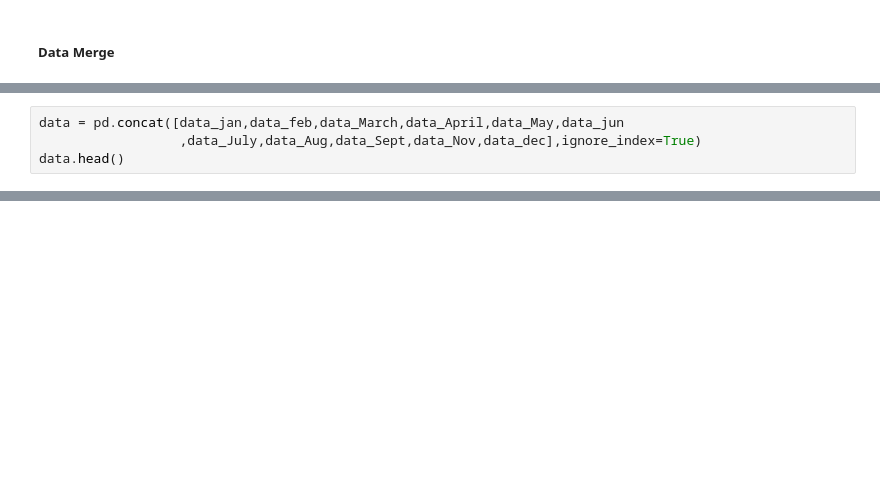
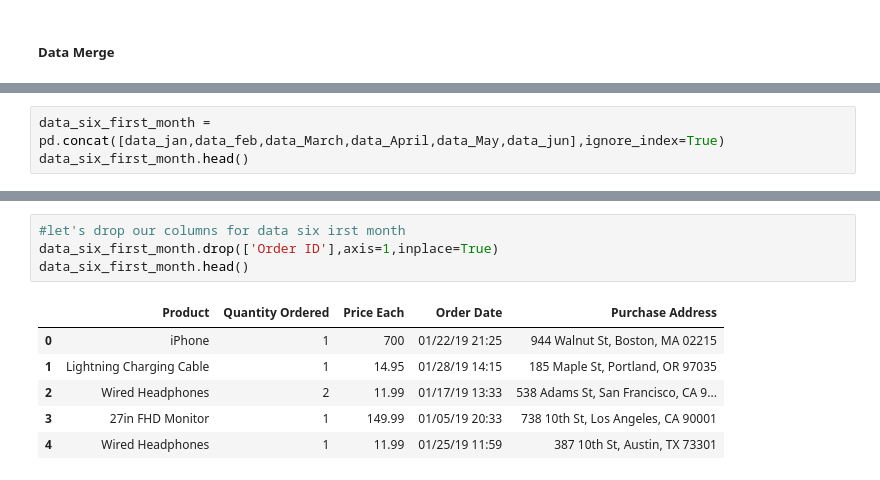
Before and after one commit to bambadij/sales_data_collected_2019, a Jupyter notebook: project.ipynb, the cells around one changed output, grey strips where cells are left out. Drawn from its saved outputs; the diff is of its cells as text; blank space fills up the shorter version.

```diff
--- a/project.ipynb
+++ b/project.ipynb
@@ -267,4 +292,3 @@ data_dec.shape
 # %%
-data = pd.concat([data_jan,data_feb,data_March,data_April,data_May,data_jun
-                  ,data_July,data_Aug,data_Sept,data_Nov,data_dec],ignore_index=True)
-data.head()
+data_six_first_month = pd.concat([data_jan,data_feb,data_March,data_April,data_May,data_jun],ignore_index=True)
+data_six_first_month.head()
@@ -270,0 +348,11 @@ data.head()
+# %%
+#let's drop our columns for data six irst month
+data_six_first_month.drop(['Order ID'],axis=1,inplace=True)
+data_six_first_month.head()
+# %% [output]
+|  | Product | Quantity Ordered | Price Each | Order Date | Purchase Address |
+| 0 | iPhone | 1 | 700 | 01/22/19 21:25 | 944 Walnut St, Boston, MA 02215 |
+| 1 | Lightning Charging Cable | 1 | 14.95 | 01/28/19 14:15 | 185 Maple St, Portland, OR 97035 |
+| 2 | Wired Headphones | 2 | 11.99 | 01/17/19 13:33 | 538 Adams St, San Francisco, CA 9... |
+| 3 | 27in FHD Monitor | 1 | 149.99 | 01/05/19 20:33 | 738 10th St, Los Angeles, CA 90001 |
+| 4 | Wired Headphones | 1 | 11.99 | 01/25/19 11:59 | 387 10th St, Austin, TX 73301 |
```
Also changed, not shown: parts of 22 cells of this notebook.
